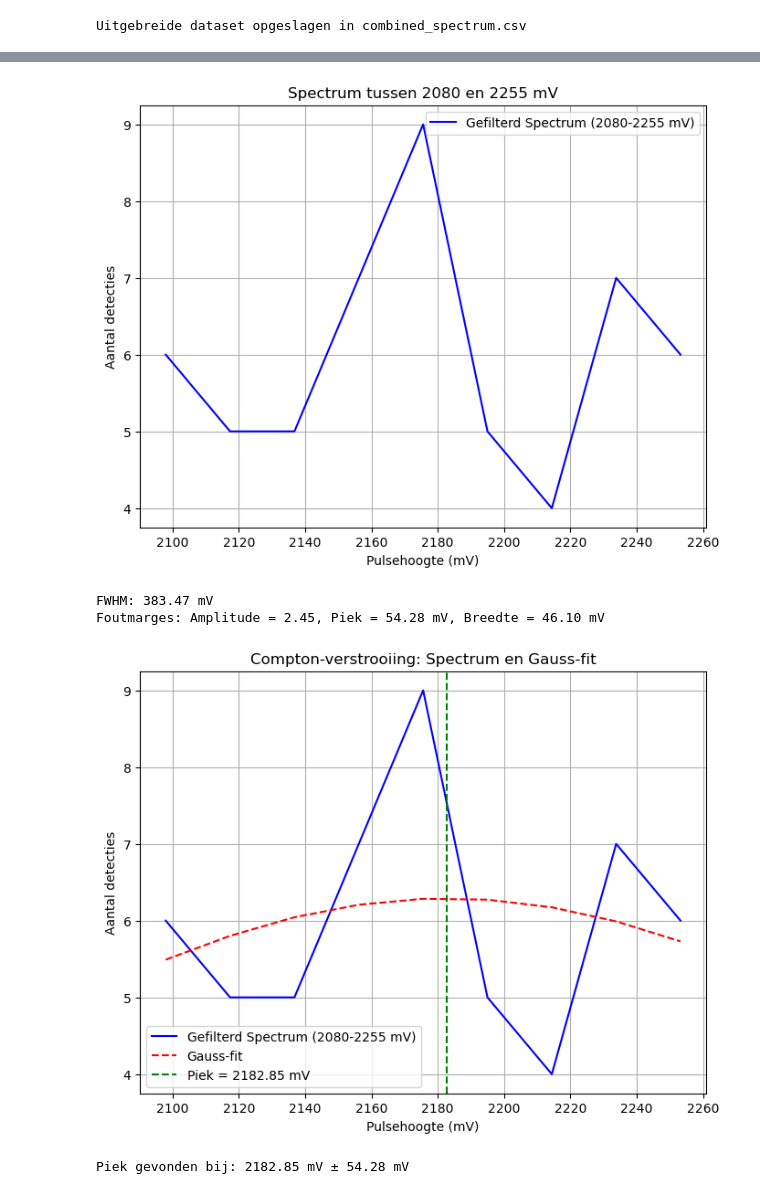
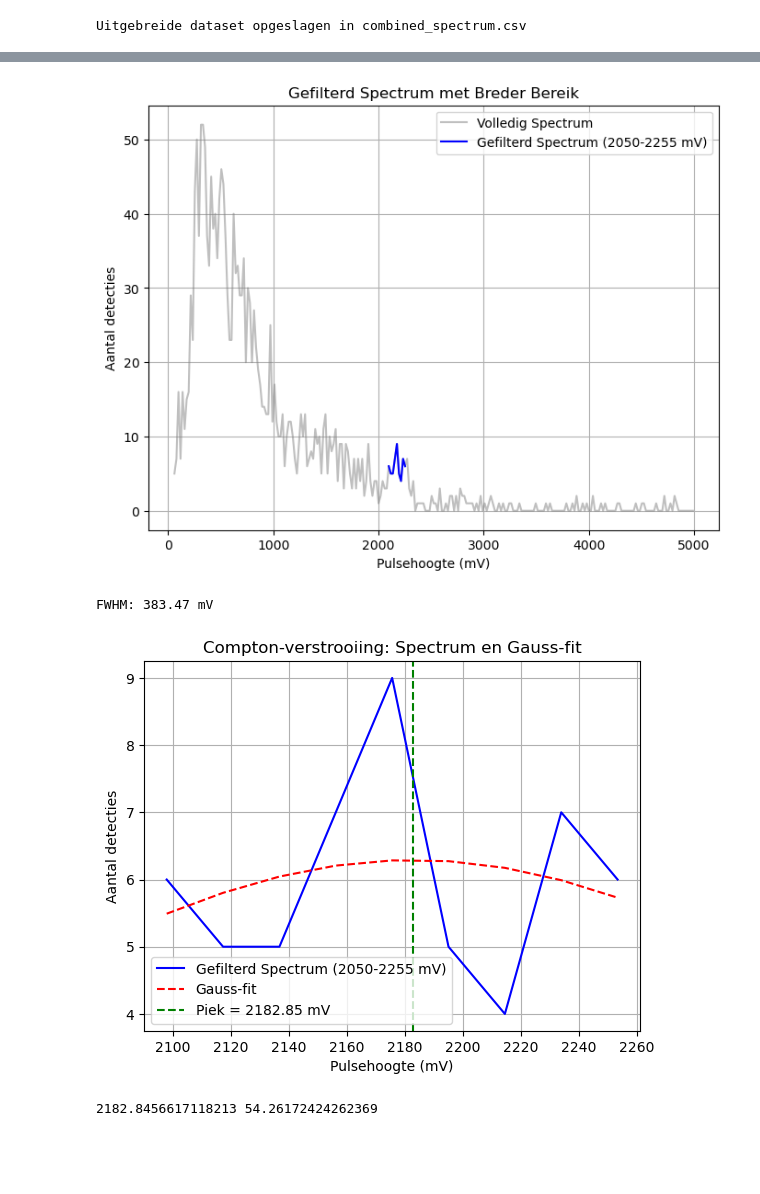
Before and after one commit to marinotcurie/astroparticles-practicum-2, a Jupyter notebook: compton_scattering.ipynb, the cells around one changed output, grey strips where cells are left out. Cells and saved outputs as stored; diff of their text form; code cells hidden in the pictures; blank space fills up the shorter version.

```diff
--- a/compton_scattering.ipynb
+++ b/compton_scattering.ipynb
@@ -166,68 +46,55 @@ import numpy as np
 import matplotlib.pyplot as plt
 from scipy.optimize import curve_fit
 
-# Definieer de Gaussiaanse functie
 def gauss_function(x, amp, cen, width):
     return amp * np.exp(-(x - cen)**2 / (2 * width**2))
 
-# Stel de grenzen in voor het zoombereik
-min_pulseheight = 2080  # Begin van het zoekbereik
-max_pulseheight = 2255  # Einde van het zoekbereik
 
-# Filter de data om alleen te zoeken binnen dit bereik
+min_pulseheight = 2080
+max_pulseheight = 2255
+
+
 filtered_indices = (pulseheight_compton_cesium >= min_pulseheight) & (pulseheight_compton_cesium <= max_pulseheight)
 filtered_pulseheight = pulseheight_compton_cesium[filtered_indices]
 filtered_counts = counts_compton_cesium[filtered_indices]
 
-# Plot het gefilterde spectrum tussen 2080 en 2255 mV
 plt.figure(figsize=(8, 6))
-plt.plot(filtered_pulseheight, filtered_counts, label='Gefilterd Spectrum (2080-2255 mV)', color='blue')
+plt.plot(pulseheight_compton_cesium, counts_compton_cesium, label='Volledig Spectrum', color='gray', alpha=0.5)  # Volledige data in grijs
+plt.plot(filtered_pulseheight, filtered_counts, label='Gefilterd Spectrum (2050-2255 mV)', color='blue')  # Gezoomde data in blauw
 plt.xlabel('Pulsehoogte (mV)')
 plt.ylabel('Aantal detecties')
-plt.title('Spectrum tussen 2080 en 2255 mV')
+plt.title('Gefilterd Spectrum met Breder Bereik')
 plt.legend()
 plt.grid(True)
 plt.show()
 
-# Initialiseer de parameters voor de Gaussfit (amplitude, piek, breedte)
-p0 = [max(filtered_counts), np.mean(filtered_pulseheight), 10]  # Schattingen voor de parameters
 
-# Pas de Gauss-fit toe
-params_gauss, _ = curve_fit(gauss_function, filtered_pulseheight, filtered_counts, p0=p0)
+p0 = [max(filtered_counts), np.mean(filtered_pulseheight), 10]
 
-# Haal de fitparameters op
+
+params_gauss, covariance = curve_fit(gauss_function, filtered_pulseheight, filtered_counts, p0=p0)
 amp, cen, width = params_gauss
 
-# Bereken de FWHM
+
 fwhm_value = 2 * np.sqrt(2 * np.log(2)) * width
-print(f"FWHM: {fwhm_value:.2f} mV")
+amp_error, cen_error, width_error = np.sqrt(np.diag(covariance))
 
-# Bereken de standaardafwijking (foutmarge) voor de fitparameters op basis van Poisson ruis
-n_points = len(filtered_counts)
-# Poisson-ruis: foutmarge schattingen op basis van tellingen
-amp_error = np.sqrt(np.sum(filtered_counts) / n_points)
-cen_error = width / np.sqrt(n_points)  # Schatting van fout in het centrum
-width_error = width / np.sqrt(2 * np.log(2) * n_points)  # Schatting van fout in breedte
 
-print(f"Foutmarges: Amplitude = {amp_error:.2f}, Piek = {cen_error:.2f} mV, Breedte = {width_error:.2f} mV")
 
-# Plot de Gaussiaanse fit op de gefilterde data
-plt.figure(figsize=(8, 6))
-plt.plot(filtered_pulseheight, filtered_counts, label='Gefilterd Spectrum (2080-2255 mV)', color='blue')
+plt.plot(filtered_pulseheight, filtered_counts, label='Gefilterd Spectrum (2050-2255 mV)', color='blue')
 plt.plot(filtered_pulseheight, gauss_function(filtered_pulseheight, *params_gauss), label='Gauss-fit', color='red', linestyle='--')
-plt.axvline(cen, color='green', linestyle='--', label=f'Piek = {cen:.2f} mV')  # Pieklijn
+plt.axvline(cen, color='green', linestyle='--', label=f'Piek = {cen:.2f} mV')
 plt.xlabel('Pulsehoogte (mV)')
 plt.ylabel('Aantal detecties')
 plt.title('Compton-verstrooiing: Spectrum en Gauss-fit')
 plt.legend()
 plt.grid(True)
 plt.show()
 
-# Toon de piekwaarde en foutmarges
-print(f"Piek gevonden bij: {cen:.2f} mV ± {cen_error:.2f} mV")
+
+print(cen, cen_error)
 # %% [output]
-[figure, old version]
+[figure, new version]
 FWHM: 383.47 mV
-Foutmarges: Amplitude = 2.45, Piek = 54.28 mV, Breedte = 46.10 mV
-[figure, old version]
+[figure, new version]
-Piek gevonden bij: 2182.85 mV ± 54.28 mV
+2182.8456617118213 54.26172424262369
```
Also changed, not shown: parts of 5 cells of this notebook, 11 other files.
